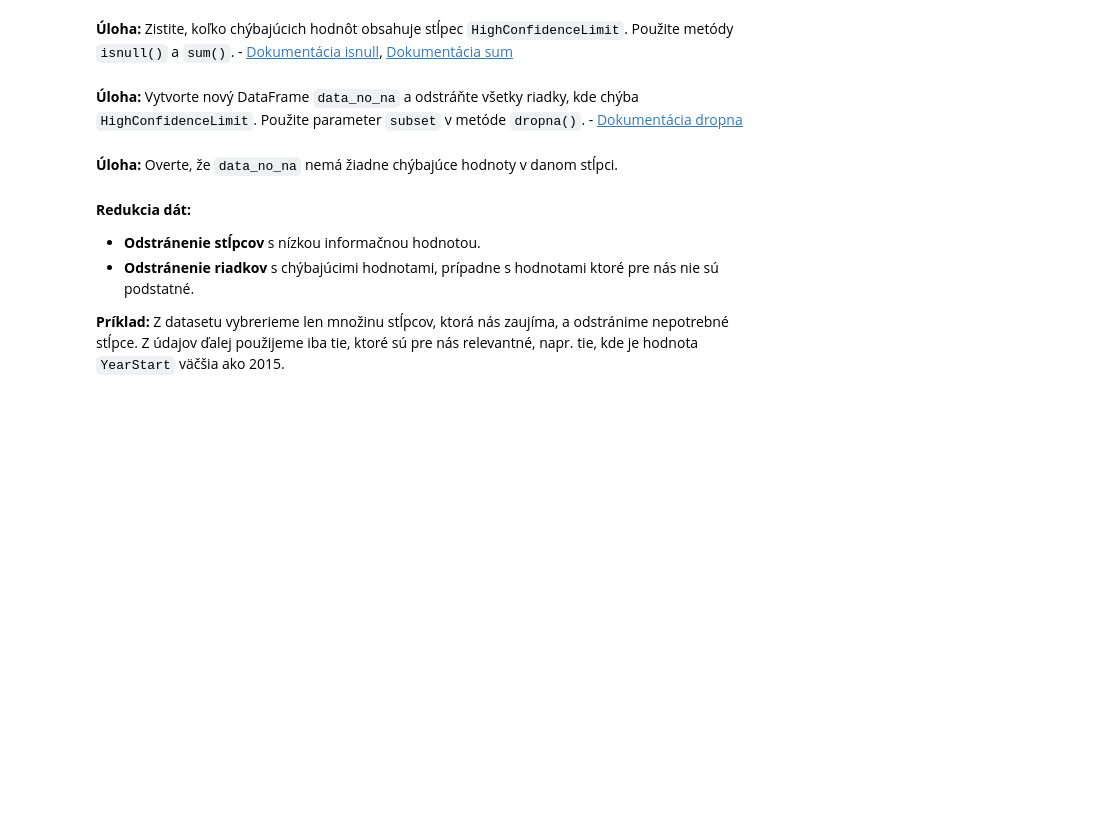
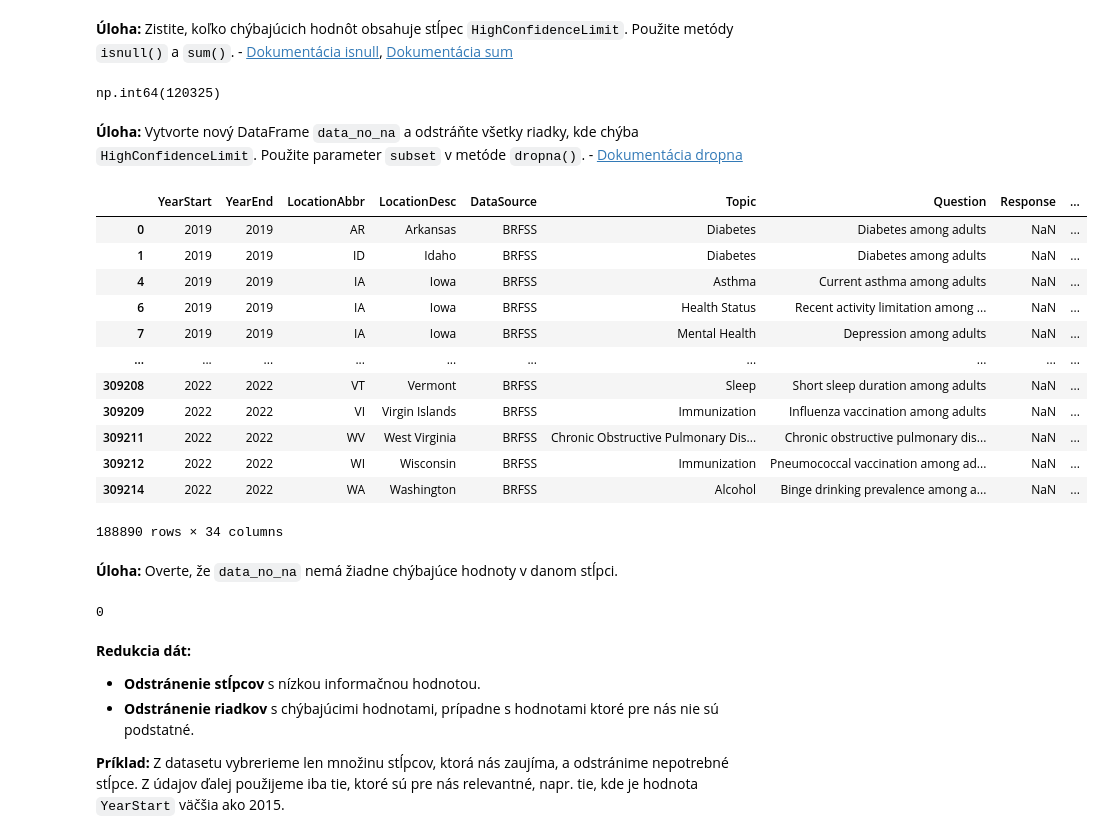
Before and after one commit to tomaschs/SSBU_25, a Jupyter notebook: cv4/CV4_Predspracovanie.ipynb, the cells around one changed output. Cells and saved outputs as stored; diff of their text form; code cells hidden in the pictures; blank space fills up the shorter version.

```diff
--- a/cv4/CV4_Predspracovanie.ipynb
+++ b/cv4/CV4_Predspracovanie.ipynb
@@ -137,15 +186,37 @@ data_clean['Topic'] = data_clean['Topic'].astype('category')
 # %% [markdown]
 **Úloha:** Zistite, koľko chýbajúcich hodnôt obsahuje stĺpec `HighConfidenceLimit`. Použite metódy `isnull()` a `sum()`. - [Dokumentácia isnull](https://pandas.pydata.org/docs/reference/api/pandas.DataFrame.isnull.html), [Dokumentácia sum](https://pandas.pydata.org/docs/reference/api/pandas.DataFrame.sum.html)
 # %%
-# TODO
+data['HighConfidenceLimit'].isnull().sum()
+# %% [output]
+np.int64(120325)
 # %% [markdown]
 **Úloha:** Vytvorte nový DataFrame `data_no_na` a odstráňte všetky riadky, kde chýba `HighConfidenceLimit`. Použite parameter `subset` v metóde `dropna()`. - [Dokumentácia dropna](https://pandas.pydata.org/docs/reference/api/pandas.DataFrame.dropna.html)
 # %%
-# TODO
+
+data_no_na = data.dropna(subset=['HighConfidenceLimit'])
+data_no_na
+# %% [output]
+|  | YearStart | YearEnd | LocationAbbr | LocationDesc | DataSource | Topic | Question | Response | ... |
+| 0 | 2019 | 2019 | AR | Arkansas | BRFSS | Diabetes | Diabetes among adults | NaN | ... |
+| 1 | 2019 | 2019 | ID | Idaho | BRFSS | Diabetes | Diabetes among adults | NaN | ... |
+| 4 | 2019 | 2019 | IA | Iowa | BRFSS | Asthma | Current asthma among adults | NaN | ... |
+| 6 | 2019 | 2019 | IA | Iowa | BRFSS | Health Status | Recent activity limitation among ... | NaN | ... |
+| 7 | 2019 | 2019 | IA | Iowa | BRFSS | Mental Health | Depression among adults | NaN | ... |
+| ... | ... | ... | ... | ... | ... | ... | ... | ... | ... |
+| 309208 | 2022 | 2022 | VT | Vermont | BRFSS | Sleep | Short sleep duration among adults | NaN | ... |
+| 309209 | 2022 | 2022 | VI | Virgin Islands | BRFSS | Immunization | Influenza vaccination among adults | NaN | ... |
+| 309211 | 2022 | 2022 | WV | West Virginia | BRFSS | Chronic Obstructive Pulmonary Dis... | Chronic obstructive pulmonary dis... | NaN | ... |
+| 309212 | 2022 | 2022 | WI | Wisconsin | BRFSS | Immunization | Pneumococcal vaccination among ad... | NaN | ... |
+| 309214 | 2022 | 2022 | WA | Washington | BRFSS | Alcohol | Binge drinking prevalence among a... | NaN | ... |
+188890 rows × 34 columns
 # %% [markdown]
 **Úloha:** Overte, že `data_no_na` nemá žiadne chýbajúce hodnoty v danom stĺpci.
 # %%
-# TODO
+
+num = data_no_na['HighConfidenceLimit'].isnull().sum()
+print(num)
+# %% [output]
+0
 # %% [markdown]
 **Redukcia dát:**
 - **Odstránenie stĺpcov** s nízkou informačnou hodnotou.
```
Also changed, not shown: parts of 20 cells of this notebook.
